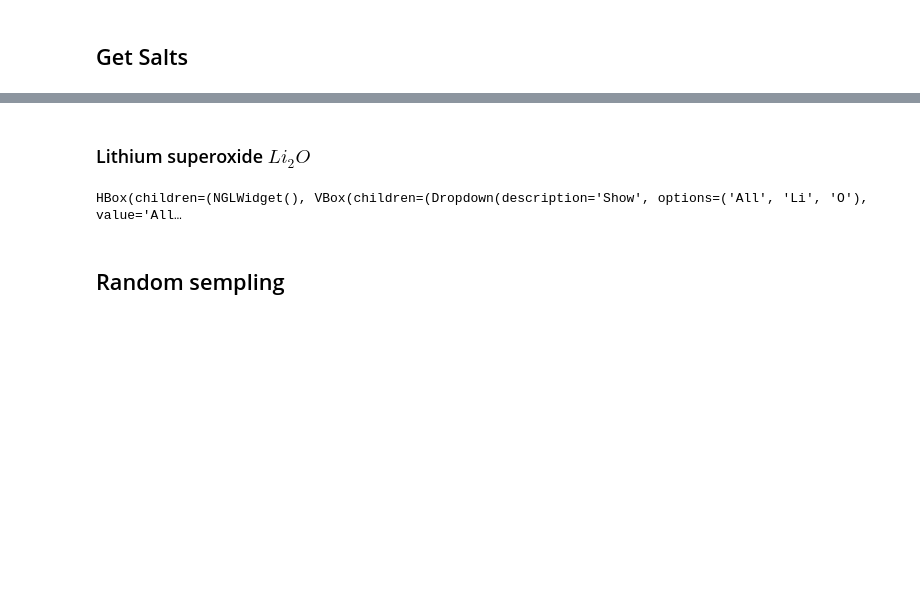
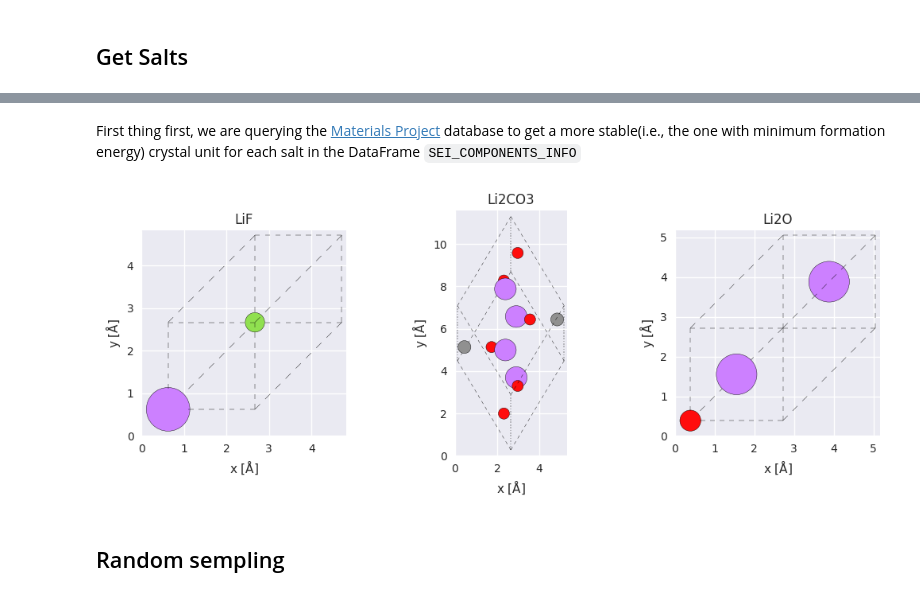
Before and after one commit to paolodeangelis/SEI_builder, a Jupyter notebook: 1-SEI_Builder-step1.ipynb, the cells around one changed output, grey strips where cells are left out. Cells and saved outputs as stored; diff of their text form; code cells hidden in the pictures; blank space fills up the shorter version.

```diff
--- a/1-SEI_Builder-step1.ipynb
+++ b/1-SEI_Builder-step1.ipynb
@@ -105,6 +106,16 @@ PACKMOL_BIN = "./packmol/packmol"  # Optional, if packmol is bin folder is in th
 SEED = 42
 np.array([24, 7, 4])  # [N molecules] LiF, Li2CO3, Li2O
 
+NATOMS = 5000  # Number of atoms inside the numerical box
+CUTTING_PLANES = [  # List of Miller indices with all possible cutting surfaces to use to get an SEI grain
+    (1, 0, 0),
+    (1, 1, 0),
+    (1, 1, 1),
+    (1, 2, 0),
+    (1, 3, 0),
+    (1, 2, 1),
+    (1, 3, 1),
+]
 SEI_COMPONENTS_INFO = pd.DataFrame(
     index=["LiF", "Li2CO3", "Li2O"],  # Empircal chemical formulat of the components (rows)
     columns=[  # name of each data (columns)
@@ -118,3 +129,9 @@ SEI_COMPONENTS_INFO = pd.DataFrame(
         [4 / 35, 10.0, 2.0],  # Li2O
     ],
 )
+
+# Outputs
+PLOT_DIR = "out/plots"
+makedir(PLOT_DIR)
+CONF_DIR = "out/sei_conf"
+makedir(CONF_DIR)
@@ -157,2 +148,0 @@ HBox(children=(NGLWidget(), VBox(children=(Dropdown(description='Show', options=
-# %% [markdown]
-### Lithium superoxide $Li_2O$
@@ -161,12 +149,30 @@ Li2O_mp, Li2O_ase = get_stable_crystal("Li2O")
-# %%
-v = view(Li2O_ase, viewer="ngl")
-v.view.clear()
-v.view.add_ball_and_stick(Li2O_ase)
-v.view.add_unitcell(Li2O_ase)
-v.view.display(gui=False)
-v
-# %% [output]
-HBox(children=(NGLWidget(), VBox(children=(Dropdown(description='Show', options=('All', 'Li', 'O'), value='All…
+# %% [markdown]
+First thing first, we are querying the [Materials Project](https://materialsproject.org/) database to get a more stable(i.e., the one with minimum formation energy) crystal unit for each salt in the DataFrame `SEI_COMPONENTS_INFO`
+# %%
+unitcell_mp = {}
+unitcell_ase = {}
+
+for formula in SEI_COMPONENTS_INFO.index:
+    uc_mp, uc_ase = get_stable_crystal(formula)
+    unitcell_mp[formula] = uc_mp
+    unitcell_ase[formula] = uc_ase
+# %%
+Nuc = len(unitcell_ase)
+fig = plt.figure(figsize=[4 * min(Nuc, 3), 4 * np.floor(Nuc / 3)], dpi=100, facecolor="white")
+
+with plt.style.context("seaborn"):
+    spec = gridspec.GridSpec(ncols=min(Nuc, 3), nrows=int(np.floor(Nuc / 3)), figure=fig, wspace=0.3)
+    ax = []
+    for i, (formula, atoms) in enumerate(unitcell_ase.items()):
+        ax.append(fig.add_subplot(spec[i]))
+        plot_atoms(atoms, ax[-1], radii=0.4, rotation="0x,0y,0z")
+        ax[-1].set_title(f"{formula}")
+        ax[-1].set_xlabel(r"x [$\mathrm{\AA}$]")
+        ax[-1].set_ylabel(r"y [$\mathrm{\AA}$]")
+
+fig.savefig(os.path.join(PLOT_DIR, "crystals-unitcell.png"), dpi=300, bbox_inches="tight")
+# %% [output]
+[figure, added]
 # %% [markdown]
 ## Random sempling
 # %% [markdown]
```
Also changed, not shown: parts of 14 cells of this notebook, 4 other files.
